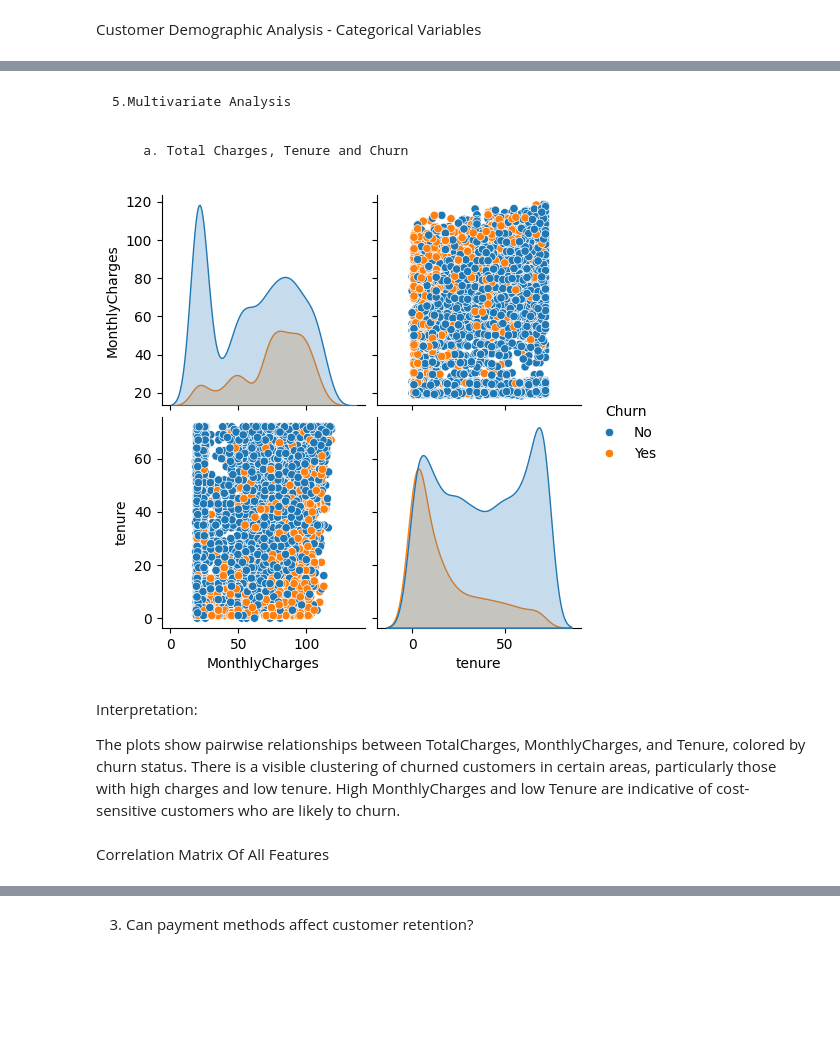
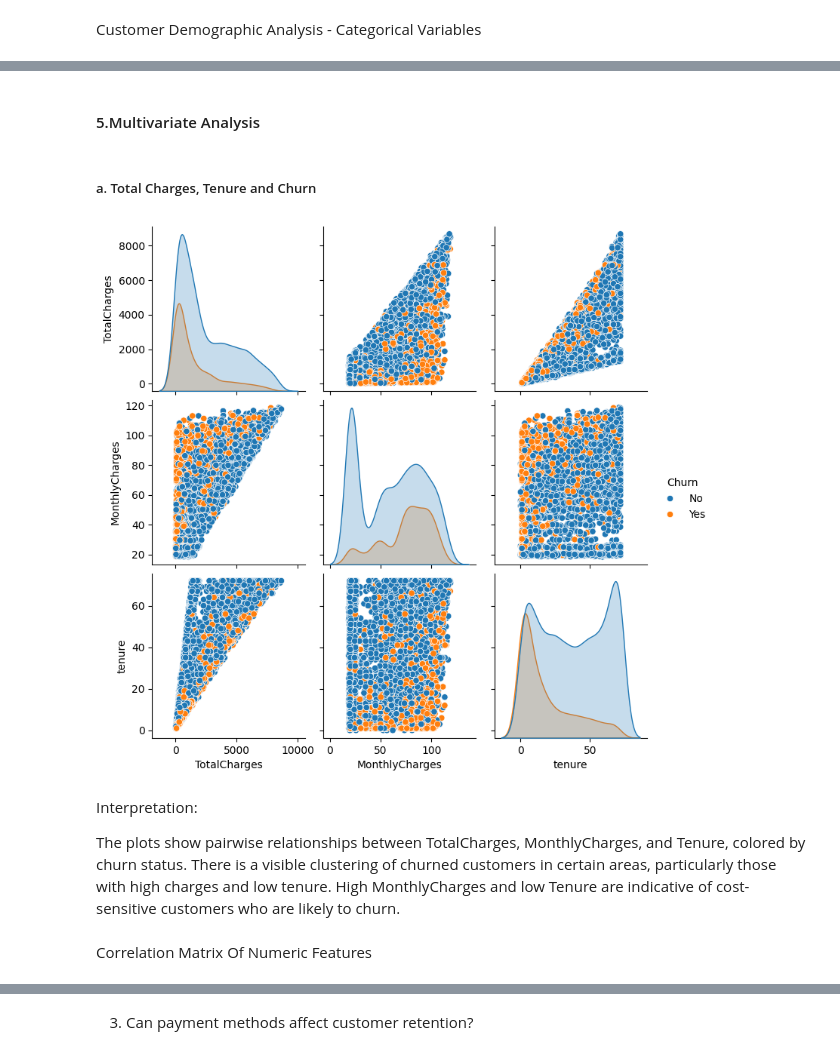
Before and after one commit to IAmWangari/Churn-Predictor-Model, a Jupyter notebook: main.ipynb, the cells around one changed output, grey strips where cells are left out. Cells and saved outputs as stored; diff of their text form; code cells hidden in the pictures; blank space fills up the shorter version.

```diff
--- a/main.ipynb
+++ b/main.ipynb
@@ -276,14 +299,6 @@ Churn
 There are 3 unique values
 These are ['No' 'Yes' nan]
 ==================================================
-# %%
-'''
-# Convert 'Churn' to binary numeric values
-combined_data['Churn'] = combined_data['Churn'].map({'Yes': 1, 'No': 0})
-
-# Verify conversion
-print(combined_data['Churn'].unique())  # Check unique values after conversion
-'''
 # %%
 combined_data.shape
 # %% [output]
@@ -375,0 +398,3 @@ dtype: object
+# %%
+combined_data.TotalCharges = pd.to_numeric(combined_data.TotalCharges, errors='coerce')
+combined_data.dtypes
@@ -468,14 +532,0 @@ The distribution has lighter tails and a flatter peak than a normal distribution
-# %%
-'''
-# encoding the churn category for visualization
-
-# Check unique values in 'Churn'
-print(combined_data['Churn'].unique())  # Check unique values to confirm
-
-# Convert 'Churn' to binary numeric values
-combined_data['Churn'] = combined_data['Churn'].map({'Yes': 1, 'No': 0})
-
-# Verify conversion
-print(combined_data['Churn'].unique())  # Check unique values after conversion
-
-'''
@@ -547,25 +578,15 @@ outlier_check_boxplot(combined_data,numerical_values)
 # %% [markdown]
-    5.Multivariate Analysis
+####    5.Multivariate Analysis
 # %% [markdown]
 
-        a. Total Charges, Tenure and Churn
+#####        a. Total Charges, Tenure and Churn
 # %%
 # Pair plot for TotalCharges, MonthlyCharges, Tenure, and Churn
-'''
-sns.pairplot(combined_data, hue='Churn', vars=['TotalCharges', 'MonthlyCharges', 'tenure'], palette={'Yes': 'red', 'No': 'blue'})
-plt.suptitle('Pair Plot for TotalCharges, MonthlyCharges, Tenure  and Churn', y=1.02)
-plt.show()
-'''
 
 sns.pairplot(combined_data[['TotalCharges', 'MonthlyCharges', 'tenure', 'Churn']], hue='Churn')
 plt.show()
-
-'''
-sns.pairplot(combined_data[numerical_columns + ['Churn']], hue='Churn')
-plt.show()
-'''
 # %% [output]
-[figure, old version]
+[figure, new version]
 # %% [markdown]
 Interpretation:
 
@@ -573,6 +594,6 @@ The plots show pairwise relationships between TotalCharges, MonthlyCharges, and
 There is a visible clustering of churned customers in certain areas, particularly those with high charges and low tenure.
 High MonthlyCharges and low Tenure are indicative of cost-sensitive customers who are likely to churn.
 # %% [markdown]
-Correlation Matrix Of All Features
+Correlation Matrix Of Numeric Features
 # %%
 # Select only numeric columns for correlation matrix
```
Also changed, not shown: parts of 172 cells of this notebook, 1 other file.
